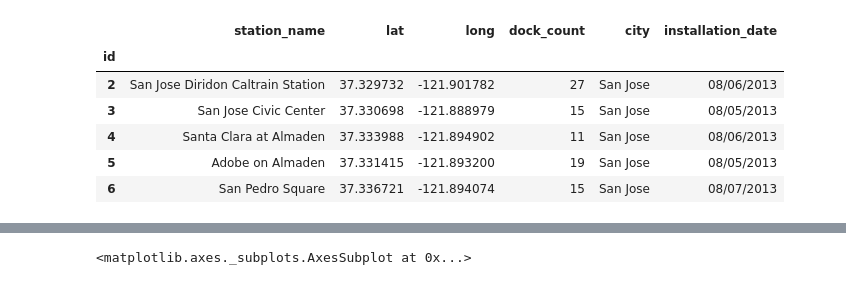
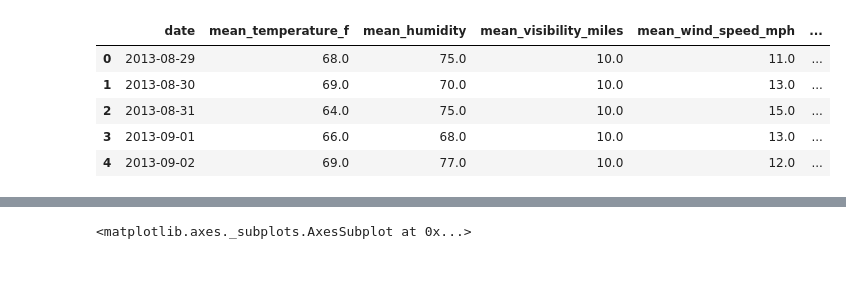
Before and after one commit to orbenishay/pandas-project, a Jupyter notebook: Bicycle_8.ipynb, the cells around one changed output, grey strips where cells are left out. Cells and saved outputs as stored; diff of their text form; code cells hidden in the pictures.

```diff
--- a/Bicycle_8.ipynb
+++ b/Bicycle_8.ipynb
@@ -21,13 +21,15 @@ df_station = pd.read_csv("station.csv", index_col = 'id')
 # %%
 df_weather = pd.read_csv("weather.csv", parse_dates=['date'])
 df_weather['mean_temperature_c'] = (df_weather['mean_temperature_f'] - 32)*(5/9)
+df_weather['mean_wind_speed_kph'] = (df_weather['mean_wind_speed_mph'] / 1.6093)
 df_weather['date_month'] = pd.DatetimeIndex(df_weather['date']).month
+df_weather['date_year'] = pd.DatetimeIndex(df_weather['date']).year
 df_weather['date_day'] = pd.DatetimeIndex(df_weather['date']).day
+df_weather.head()
 # %% [output]
-|  | station_name | lat | long | dock_count | city | installation_date |
-| id |  |  |  |  |  |  |
-| 2 | San Jose Diridon Caltrain Station | 37.329732 | -121.901782 | 27 | San Jose | 08/06/2013 |
-| 3 | San Jose Civic Center | 37.330698 | -121.888979 | 15 | San Jose | 08/05/2013 |
-| 4 | Santa Clara at Almaden | 37.333988 | -121.894902 | 11 | San Jose | 08/06/2013 |
-| 5 | Adobe on Almaden | 37.331415 | -121.893200 | 19 | San Jose | 08/05/2013 |
-| 6 | San Pedro Square | 37.336721 | -121.894074 | 15 | San Jose | 08/07/2013 |
+|  | date | mean_temperature_f | mean_humidity | mean_visibility_miles | mean_wind_speed_mph | ... |
+| 0 | 2013-08-29 | 68.0 | 75.0 | 10.0 | 11.0 | ... |
+| 1 | 2013-08-30 | 69.0 | 70.0 | 10.0 | 13.0 | ... |
+| 2 | 2013-08-31 | 64.0 | 75.0 | 10.0 | 15.0 | ... |
+| 3 | 2013-09-01 | 66.0 | 68.0 | 10.0 | 13.0 | ... |
+| 4 | 2013-09-02 | 69.0 | 77.0 | 10.0 | 12.0 | ... |
```
Also changed, not shown: parts of 10 cells of this notebook.
